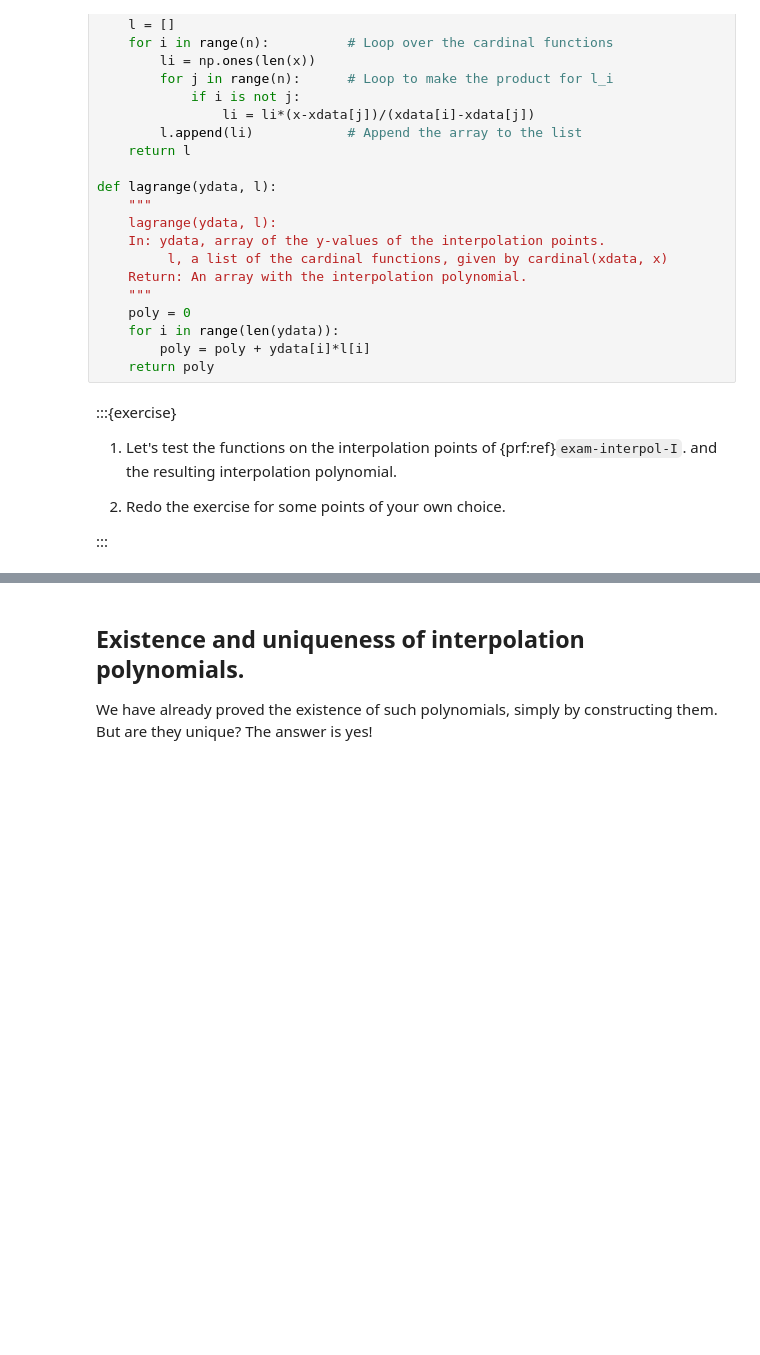
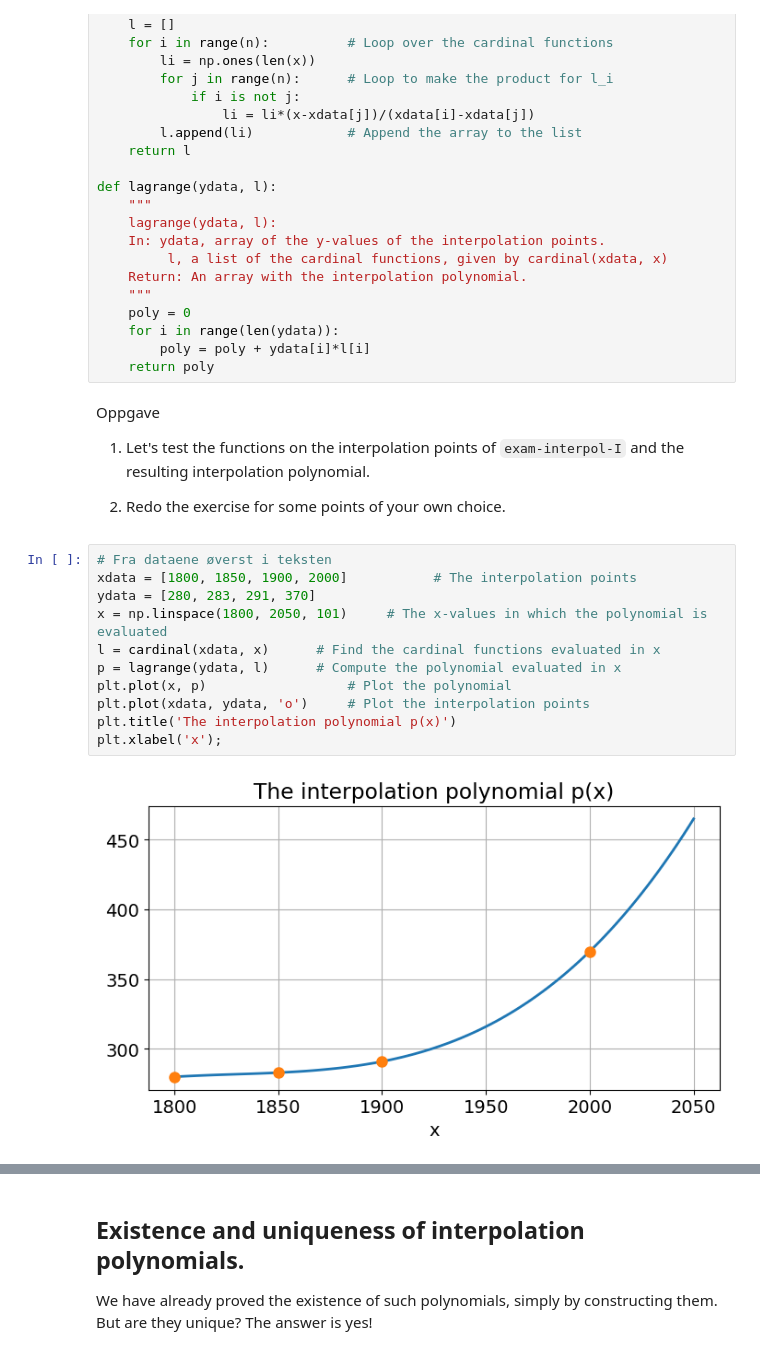
Before and after one commit to solniva/TMA4320_ScientificComputationNotes, a Jupyter notebook: chapter_interpolation/LagrangeInterpolation.ipynb, the cells around one changed output, grey strips where cells are left out. Cells and saved outputs as stored; diff of their text form; blank space fills up the shorter version.

Commit message:
lest om lagrange

```diff
--- a/chapter_interpolation/LagrangeInterpolation.ipynb
+++ b/chapter_interpolation/LagrangeInterpolation.ipynb
@@ -351,12 +381,23 @@ def lagrange(ydata, l):
         poly = poly + ydata[i]*l[i]
     return poly
 # %% [markdown]
-:::{exercise}
+Oppgave
 
-1. Let's test the functions on the interpolation points of {prf:ref}`exam-interpol-I`.
+1. Let's test the functions on the interpolation points of `exam-interpol-I`
 and the resulting interpolation polynomial.
 
 2. Redo the exercise for some points of your own choice.
-
-:::
+# %%
+# Fra dataene øverst i teksten
+xdata = [1800, 1850, 1900, 2000]           # The interpolation points
+ydata = [280, 283, 291, 370]
+x = np.linspace(1800, 2050, 101)     # The x-values in which the polynomial is evaluated
+l = cardinal(xdata, x)      # Find the cardinal functions evaluated in x
+p = lagrange(ydata, l)      # Compute the polynomial evaluated in x
+plt.plot(x, p)                  # Plot the polynomial
+plt.plot(xdata, ydata, 'o')     # Plot the interpolation points
+plt.title('The interpolation polynomial p(x)')
+plt.xlabel('x');
+# %% [output]
+[figure, added]
 # %%
```
Also changed, not shown: parts of 18 cells of this notebook, 2 other files.
